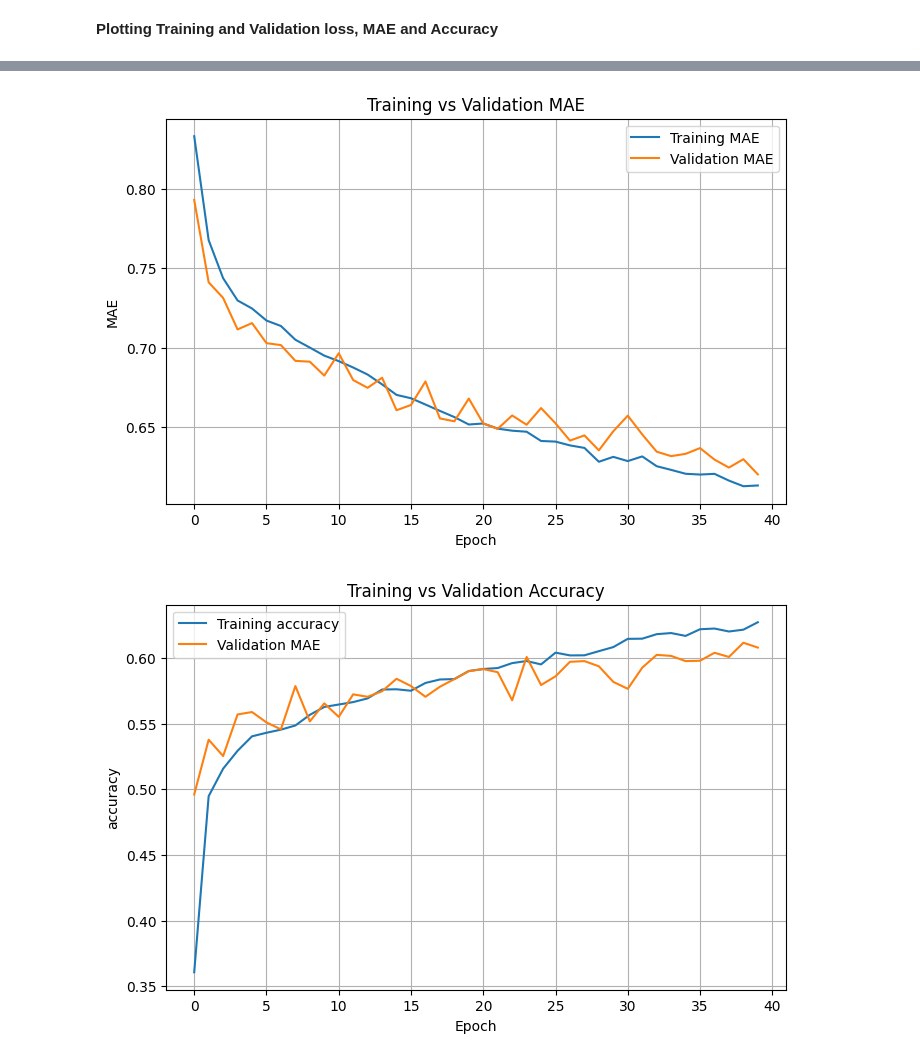
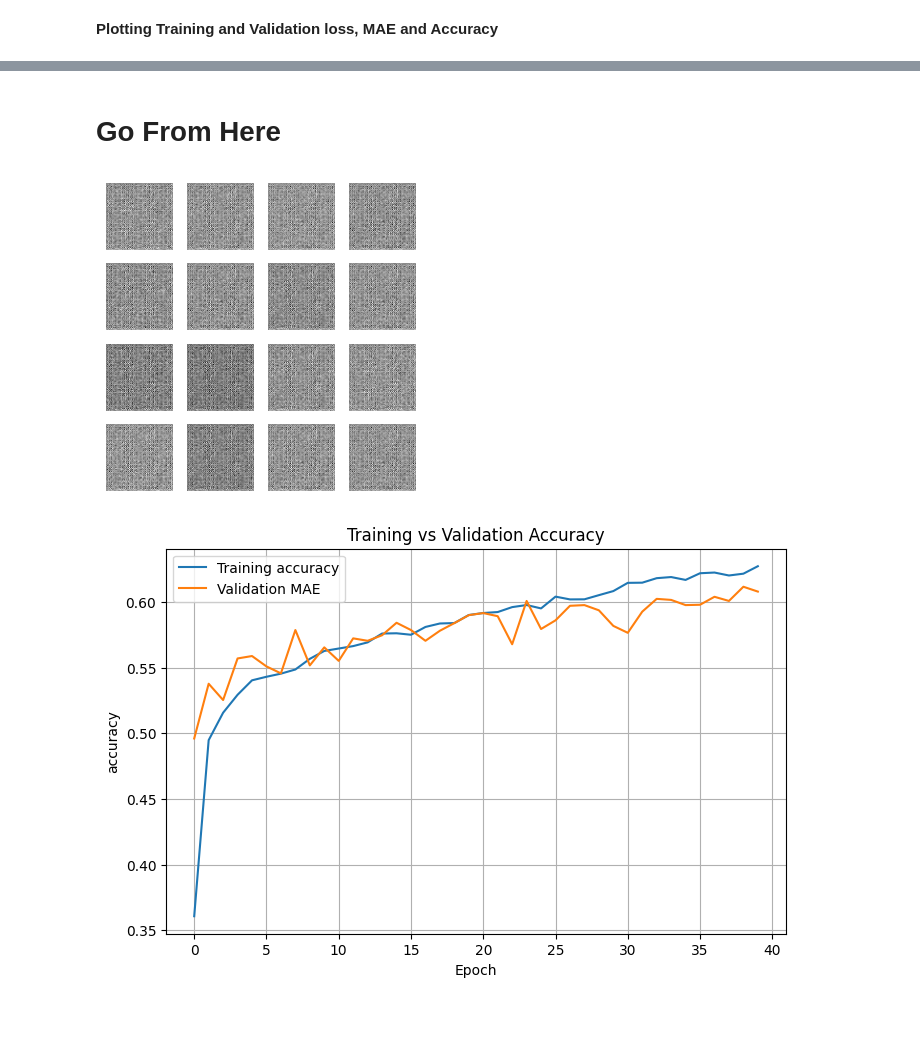
Before and after one commit to ruthhodgson/vae_for_qepet, a Jupyter notebook: Classification_RunID.ipynb, the cells around one changed output, grey strips where cells are left out. Cells and saved outputs as stored; diff of their text form; code cells hidden in the pictures; blank space fills up the shorter version.

Commit message:
started training the VAE

```diff
--- a/Classification_RunID.ipynb
+++ b/Classification_RunID.ipynb
@@ -542,7 +509,7 @@ class ConVAE(tf.keras.Model):
         self.latent_dim = latent_dim
         self.encoder = tf.keras.Sequential(
             [
-                tf.keras.layers.InputLayer(input_shape = X_train.shape()),
+                tf.keras.layers.InputLayer(input_shape = (64, 64, 3)),
                 tf.keras.layers.Conv2D(filters = 32, kernel_size=3, strides = (2,2), activation = 'relu'),
                 tf.keras.layers.Conv2D(filters = 64, kernel_size=3, strides = (2,2), activation = 'relu'),
                 tf.keras.layers.Flatten(), #this layer doens't have an activation
@@ -553,10 +520,10 @@ class ConVAE(tf.keras.Model):
         self.decoder = tf.keras.Sequential(
             [
                 tf.keras.layers.InputLayer(input_shape = (latent_dim,)),#the latent dims are decided by us, this is the output of the encoder and so the input of the decoder
-                tf.keras.layers.Dense(units = 7*7*64, activation = 'relu'),
-                tf.keras.layers.Reshape(target_shape=(7,7,32)),
-                tf.keras.layers.Conv2dTranspose(filters = 32, kernel_size = 3, strides=2, padding = 'same', activation = 'relu'),
-                tf.keras.layers.Conv2dTranspose(filters = 32, kernel_size = 3, strides=2, padding = 'same', activation = 'relu'),
+                tf.keras.layers.Dense(units = 16*16*64, activation = 'relu'),
+                tf.keras.layers.Reshape(target_shape=(16,16,64)),
+                tf.keras.layers.Conv2DTranspose(filters = 64, kernel_size = 3, strides=2, padding = 'same', activation = 'relu'),
+                tf.keras.layers.Conv2DTranspose(filters = 32, kernel_size = 3, strides=2, padding = 'same', activation = 'relu'),
                 tf.keras.layers.Conv2DTranspose(filters = 1, kernel_size = 3, strides = 1, padding='same'),
             ]
         )
@@ -567,7 +534,7 @@ class ConVAE(tf.keras.Model):
         return self.decode(eps, apply_sigmoid = True)
 
     def encode(self, image):
-        mean, logvar = tf.split(self.encoder(image, num_or_size_splits = 2, axis = 1))
+        mean, logvar = tf.split(self.encoder(image), num_or_size_splits = 2, axis = 1)
         return mean, logvar
 
     def reparam(self, mean, logvar): #this returns z essentially from the mu, omega and epsilon
@@ -663,2 +584,10 @@ Epoch 40/40
+# %%
+epochs = 10
+latent_dim = 2 #for now
+num_examples = 16
+
+random_vector = tf.random.normal(shape=[num_examples, latent_dim])
+
+model = ConVAE(latent_dim)
 # %% [markdown]
 **Plotting Training and Validation loss,  MAE and Accuracy**
@@ -683,19 +594,26 @@ plt.show()
-# %%
-plt.figure(figsize=(8,5))
-
-plt.plot(history.history["mae"], label="Training MAE")
-plt.plot(history.history["val_mae"], label="Validation MAE")
-
-plt.xlabel("Epoch")
-plt.ylabel("MAE")
-plt.title("Training vs Validation MAE")
-
-plt.legend()
-plt.grid()
-
-plt.show()
-# %% [output]
-[figure, removed]
+# %%
+def visuals(model, epoch, test_sample):
+    mean, logvar = model.encode(test_sample)
+    z = model.reparam(mean, logvar)
+    predics = model.sample(z)
+    fig = plt.figure(figsize = (4,4))
+
+    for i in range(predics.shape[0]):
+        plt.subplot(4,4,i+1)
+        plt.imshow(predics[i, :, :, 0],cmap=  'gray')
+        plt.axis('off')
+
+    plt.show()
+# %%
+assert batch_size >= num_examples
+for batch_test in test_dataset.take(1):
+    test_sample = batch_test[0:num_examples,:,:,:]
+# %% [markdown]
+# Go From Here
+# %%
+visuals(model, 0, test_sample)
+# %% [output]
+[figure, added]
 # %%
 plt.figure(figsize=(8,5))
 
```
Also changed, not shown: parts of 14 cells of this notebook.
